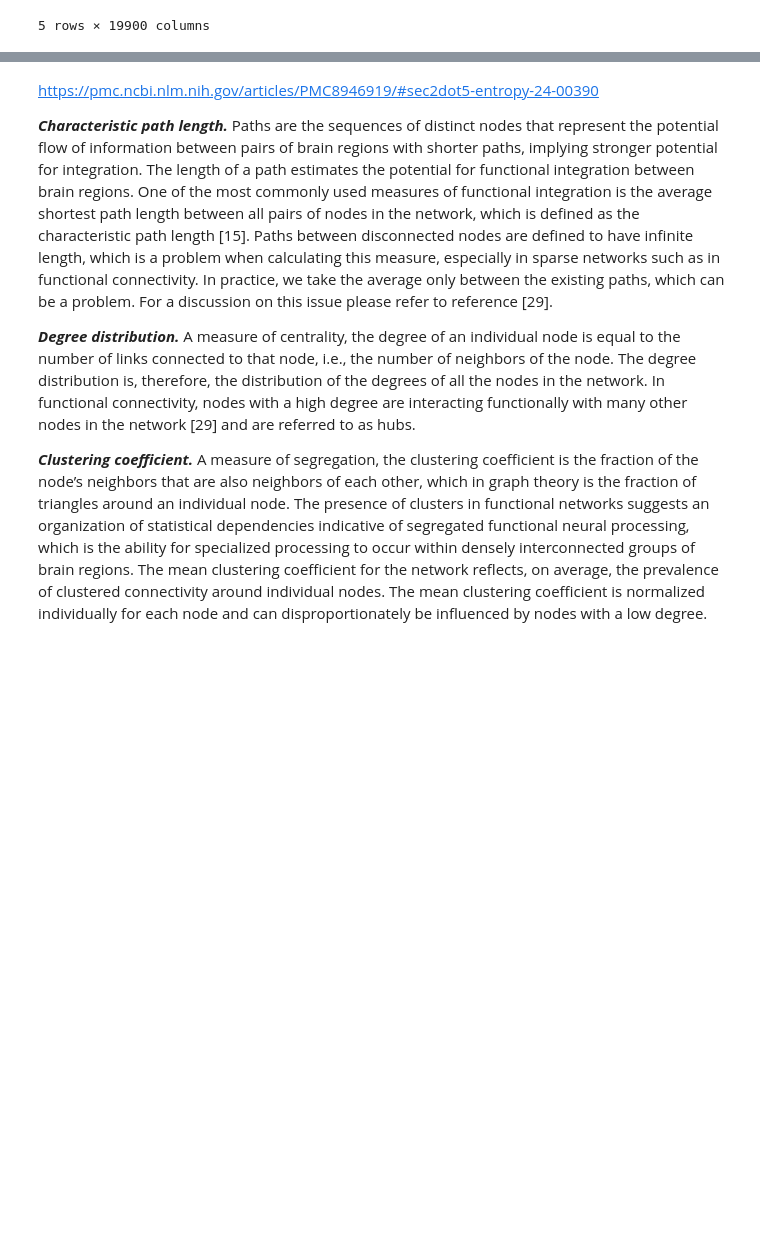
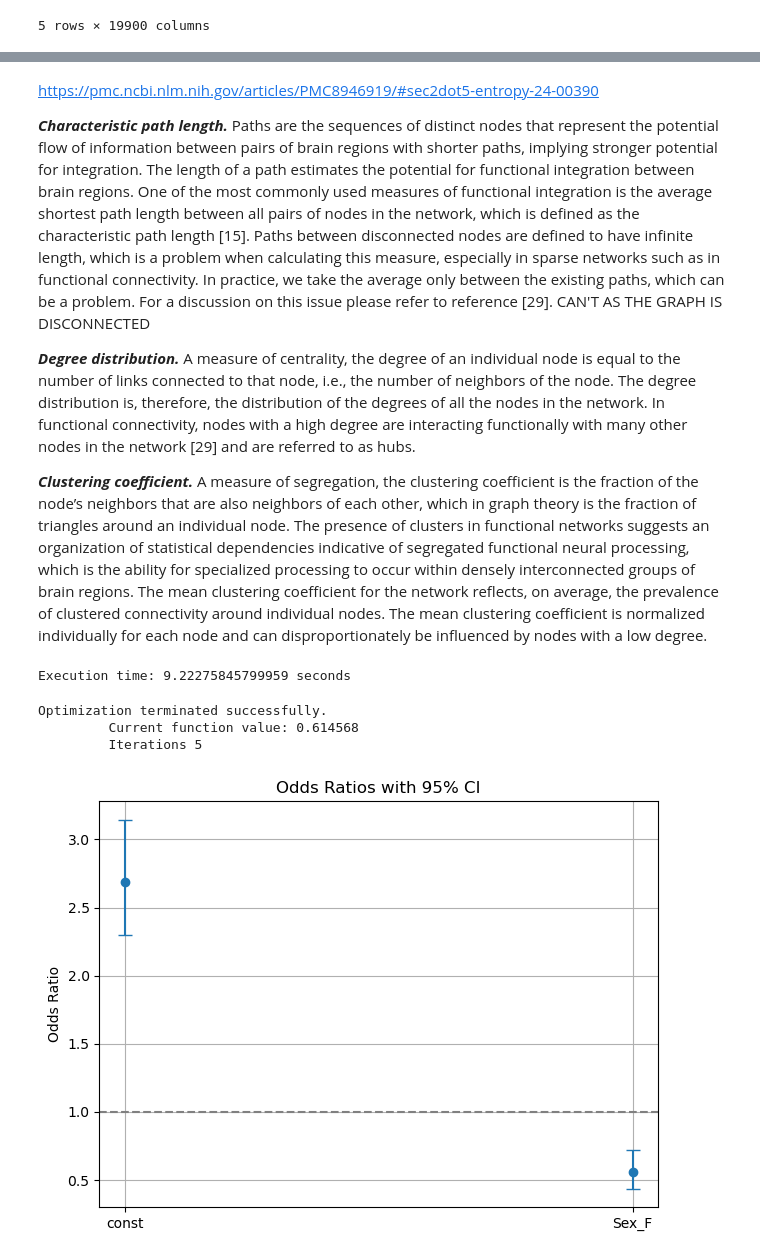
Before and after one commit to joannamialkowska/widsdatathon2025, a Jupyter notebook: main.ipynb, the cells around one changed output, grey strips where cells are left out. Drawn from its saved outputs; the diff is of its cells as text; code cells hidden in the pictures; blank space fills up the shorter version.

```diff
--- a/main.ipynb
+++ b/main.ipynb
@@ -63,7 +72,7 @@ plt.imshow(subject0_fc)
 # %% [markdown]
 https://pmc.ncbi.nlm.nih.gov/articles/PMC8946919/#sec2dot5-entropy-24-00390
 
-***Characteristic path length.*** Paths are the sequences of distinct nodes that represent the potential flow of information between pairs of brain regions with shorter paths, implying stronger potential for integration. The length of a path estimates the potential for functional integration between brain regions. One of the most commonly used measures of functional integration is the average shortest path length between all pairs of nodes in the network, which is defined as the characteristic path length [15]. Paths between disconnected nodes are defined to have infinite length, which is a problem when calculating this measure, especially in sparse networks such as in functional connectivity. In practice, we take the average only between the existing paths, which can be a problem. For a discussion on this issue please refer to reference [29].
+***Characteristic path length.*** Paths are the sequences of distinct nodes that represent the potential flow of information between pairs of brain regions with shorter paths, implying stronger potential for integration. The length of a path estimates the potential for functional integration between brain regions. One of the most commonly used measures of functional integration is the average shortest path length between all pairs of nodes in the network, which is defined as the characteristic path length [15]. Paths between disconnected nodes are defined to have infinite length, which is a problem when calculating this measure, especially in sparse networks such as in functional connectivity. In practice, we take the average only between the existing paths, which can be a problem. For a discussion on this issue please refer to reference [29]. CAN'T AS THE GRAPH IS DISCONNECTED
 
 ***Degree distribution.*** A measure of centrality, the degree of an individual node is equal to the number of links connected to that node, i.e., the number of neighbors of the node. The degree distribution is, therefore, the distribution of the degrees of all the nodes in the network. In functional connectivity, nodes with a high degree are interacting functionally with many other nodes in the network [29] and are referred to as hubs.
 
@@ -137,14 +122,62 @@ def process_subject(fc_vector, n_regions=200, threshold=0.2, binarize=False):
+# %%
+def process_subject(upper, n_regions):
+    fc_matrix = upper_to_matrix(upper, n_regions)
+
+    G = matrix_to_graph(fc_matrix)
+    G_abs = matrix_to_graph(np.abs(fc_matrix))
+
+    G_degree = get_node_degrees(G)
+    G_cluster_coef = get_clustering_coefficients(G)
+    G_avg_cluster = average_clustering(G)
+    G_abs_charpath_l = characteristic_path_length(G_abs)
+
+    return [G_degree, G_cluster_coef, G_avg_cluster, G_abs_charpath_l]
+
+import time
+
+start_time = time.perf_counter()
+
+process_subject(train_f.iloc[1], n_regions)
+
+end_time = time.perf_counter()
+print(f"Execution time: {end_time - start_time} seconds")
+# %% [output]
+Execution time: 9.22275845799959 seconds
+# %%
+
+adhd = train_solution[["ADHD_Outcome"]]
+sexf = train_solution[["Sex_F"]]
 # %%
-metrics_columns = ['degrees', 'tri_counts', 'local_clustering', 'avg_clust', 'char_path_len']
-train_metrics = pd.DataFrame(columns=metrics_columns)
+from sklearn.linear_model import LogisticRegression
+import statsmodels.api as sm
 
-for index, row in train_f.iterrows():
-    fc_vector = row.values  # Get the FC vector as a NumPy array
-    curr_result_list = process_subject(fc_vector, n_regions=200, threshold=0, binarize=False)
+# Prepare data
+X = sm.add_constant(sexf)  # Add intercept
+y = adhd
 
-    # Store results in a DataFrame (dict-type metrics will be stored as objects)
-    curr_result_df = pd.DataFrame(
-        [curr_result_list], columns=metrics_columns, index=[index]
-    )
+# Fit model
+model = sm.Logit(y, X)
+result = model.fit()
 
-    train_metrics = pd.concat([train_metrics, curr_result_df])
+# Extract odds ratios and 95% CI
+params = result.params
+conf = result.conf_int()
+odds_ratios = np.exp(params)
+conf_odds = np.exp(conf)
+
+# Plot
+fig, ax = plt.subplots()
+ax.errorbar(odds_ratios.index, odds_ratios.values,
+            yerr=[odds_ratios - conf_odds[0], conf_odds[1] - odds_ratios],
+            fmt='o', capsize=5)
+ax.axhline(1, color='gray', linestyle='--')
+ax.set_ylabel("Odds Ratio")
+ax.set_title("Odds Ratios with 95% CI")
+plt.grid(True)
+plt.tight_layout()
+plt.show()
+# %% [output]
+Optimization terminated successfully.
+         Current function value: 0.614568
+         Iterations 5
+[figure, added]
```
Also changed, not shown: parts of 8 cells of this notebook.
